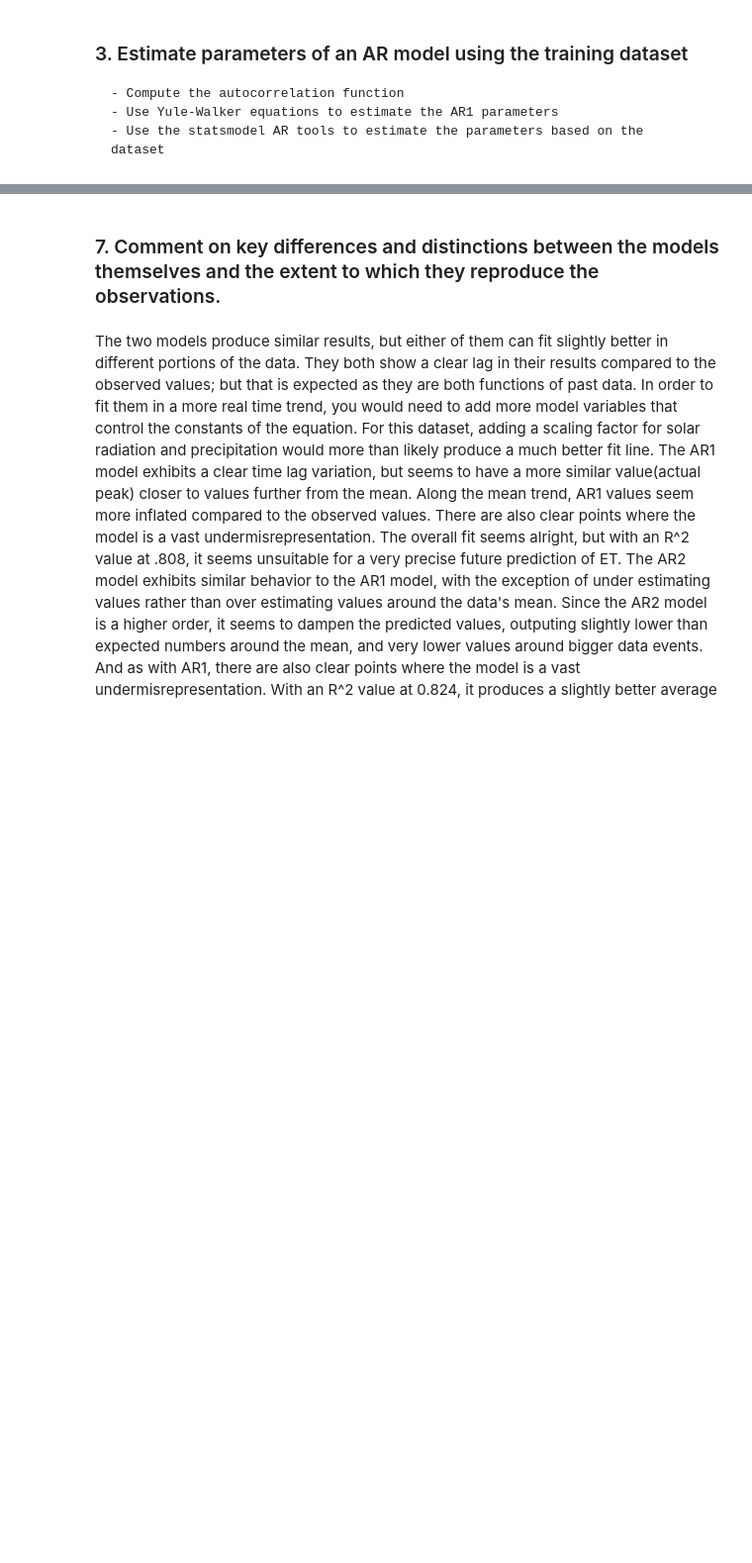
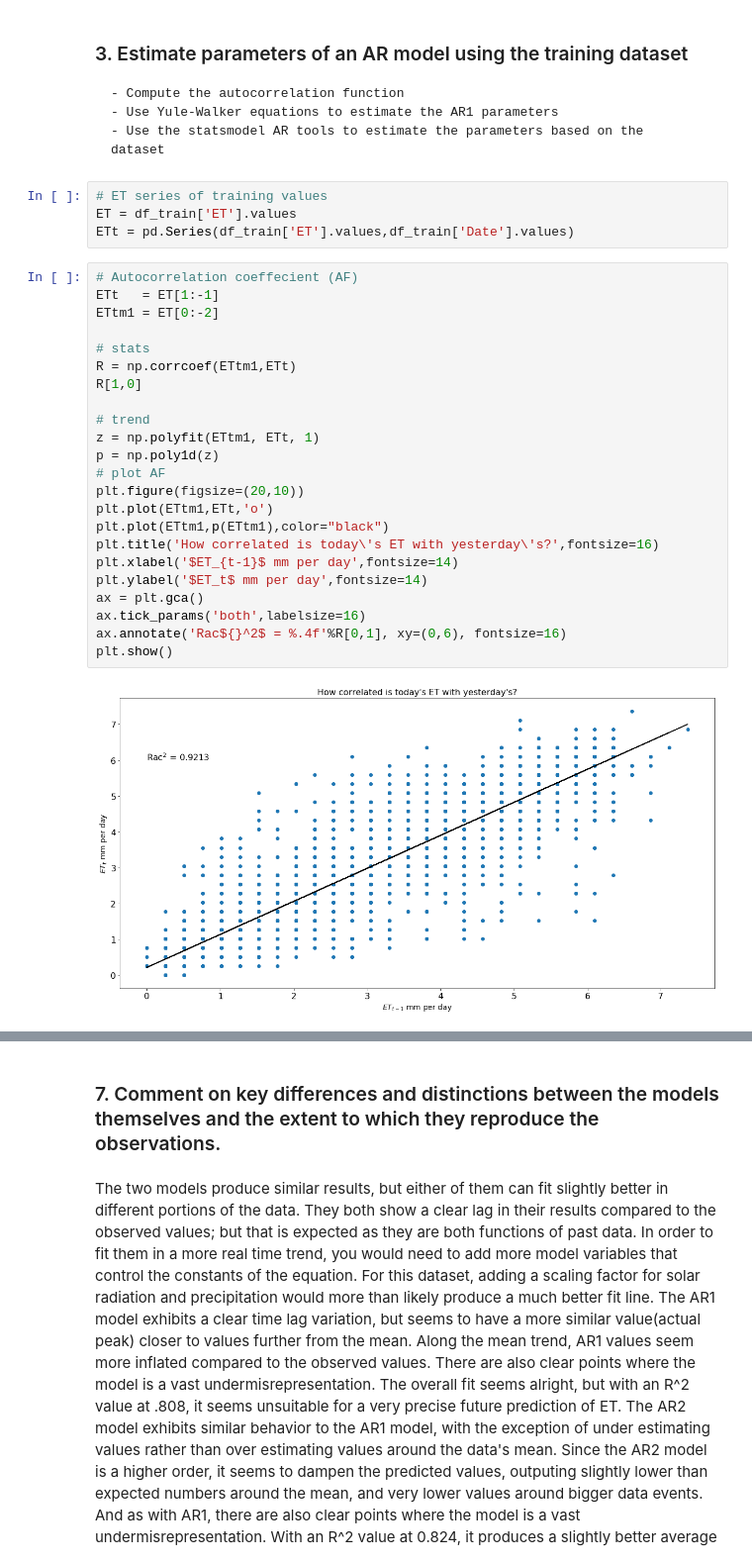
Before and after one commit to curtiscrandall/GEOS_518, a Jupyter notebook: Assignments/Assignment_2.ipynb, the cells around one changed output, grey strips where cells are left out. Shown at 99% size. Cells and saved outputs as stored; diff of their text form; blank space fills up the shorter version.

```diff
--- a/Assignments/Assignment_2.ipynb
+++ b/Assignments/Assignment_2.ipynb
@@ -67,4 +69,33 @@ df_test  = df[df.WY == 2015]
     - Compute the autocorrelation function
     - Use Yule-Walker equations to estimate the AR1 parameters
     - Use the statsmodel AR tools to estimate the parameters based on the dataset
+# %%
+# ET series of training values
+ET = df_train['ET'].values
+ETt = pd.Series(df_train['ET'].values,df_train['Date'].values)
+# %%
+# Autocorrelation coeffecient (AF)
+ETt   = ET[1:-1]
+ETtm1 = ET[0:-2]
+
+# stats
+R = np.corrcoef(ETtm1,ETt)
+R[1,0]
+
+# trend
+z = np.polyfit(ETtm1, ETt, 1)
+p = np.poly1d(z)
+# plot AF
+plt.figure(figsize=(20,10))
+plt.plot(ETtm1,ETt,'o')
+plt.plot(ETtm1,p(ETtm1),color="black")
+plt.title('How correlated is today\'s ET with yesterday\'s?',fontsize=16)
+plt.xlabel('$ET_{t-1}$ mm per day',fontsize=14)
+plt.ylabel('$ET_t$ mm per day',fontsize=14)
+ax = plt.gca()
+ax.tick_params('both',labelsize=16)
+ax.annotate('Rac${}^2$ = %.4f'%R[0,1], xy=(0,6), fontsize=16)
+plt.show()
+# %% [output]
+[figure, added]
 # %%
```
Also changed, not shown: parts of 9 cells of this notebook.
